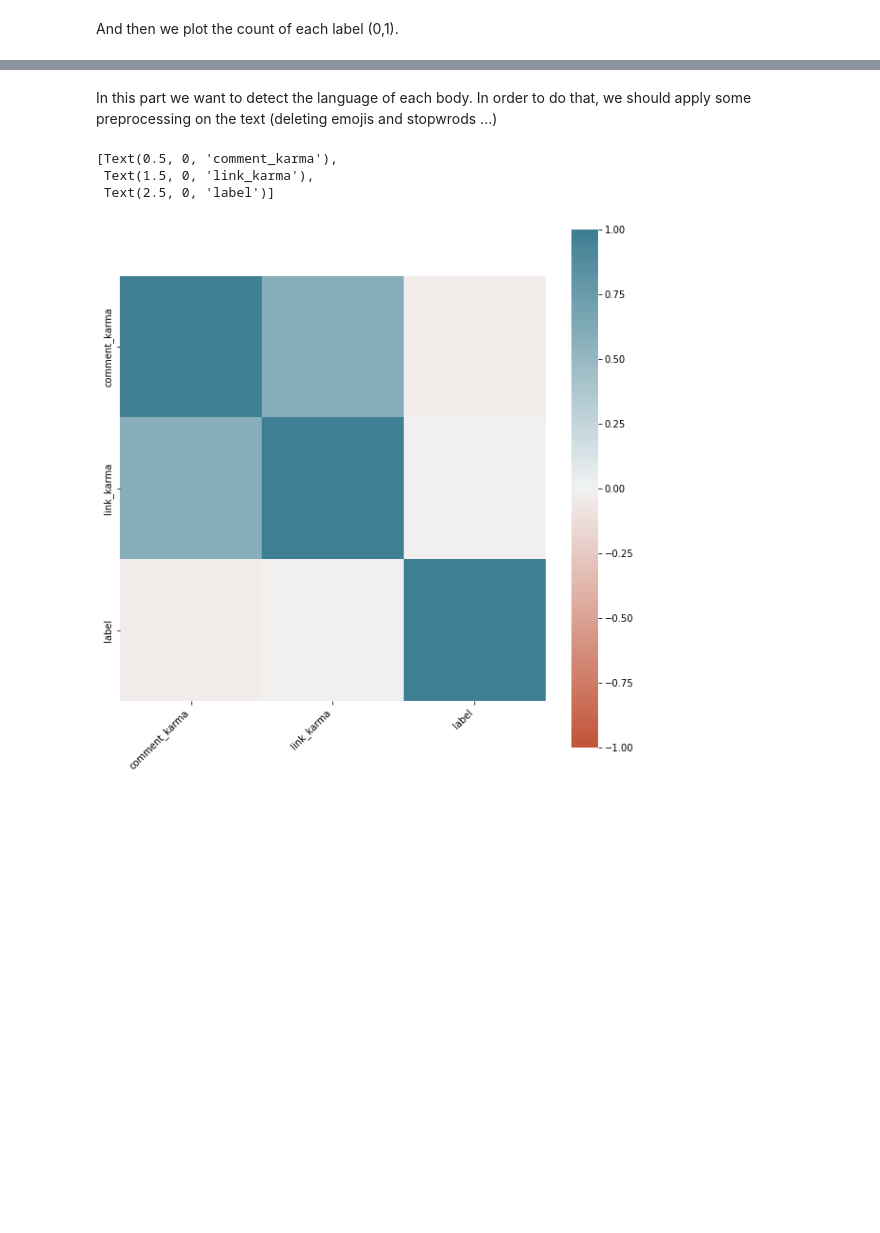
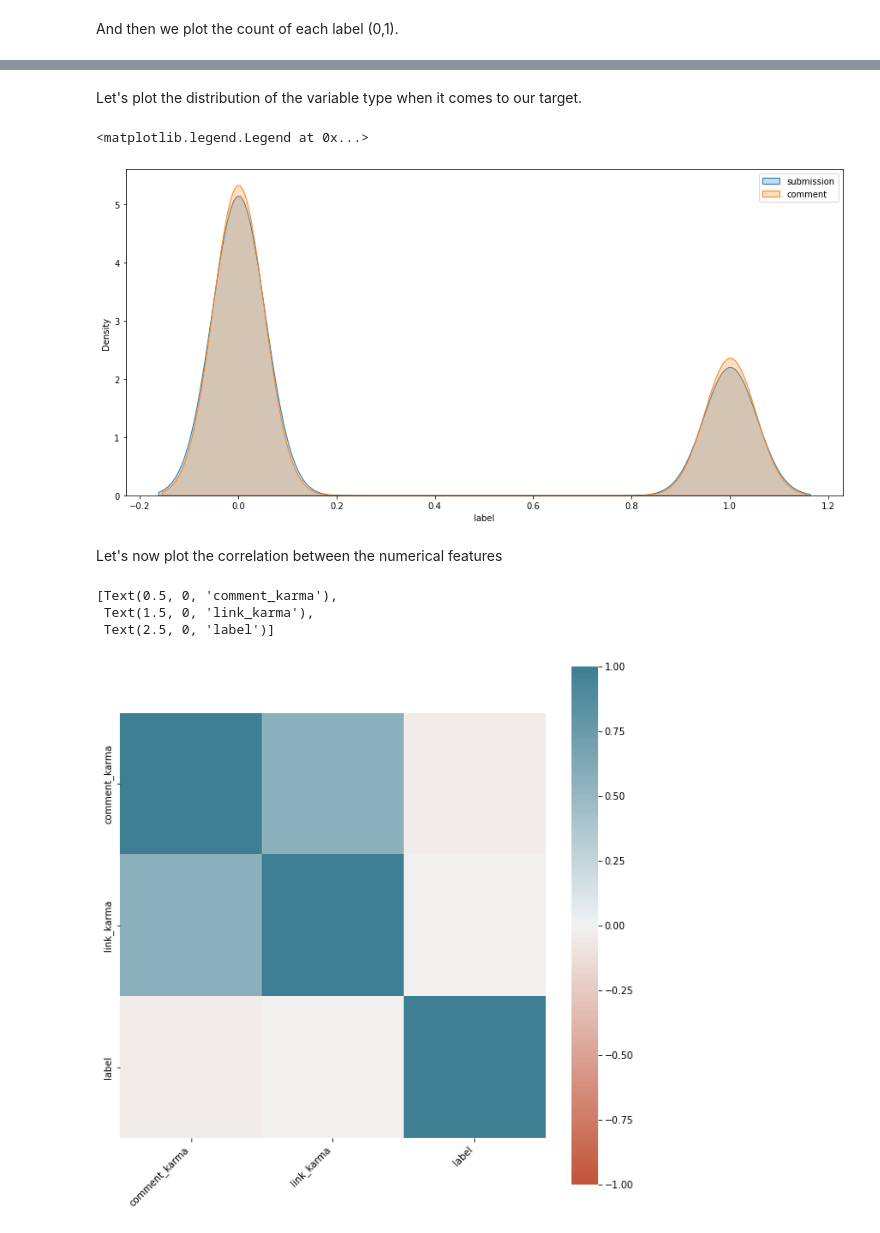
Before and after one commit to RemiHurstel/scam-prediction-on-Reddit, a Jupyter notebook: visualization.ipynb, the cells around one changed output, grey strips where cells are left out. Drawn from its saved outputs; the diff is of its cells as text; code cells hidden in the pictures; blank space fills up the shorter version.

Commit message:
update visualization

```diff
--- a/visualization.ipynb
+++ b/visualization.ipynb
@@ -156,31 +167,3 @@ data_train.label.value_counts().plot(kind='bar')
 Name: label, dtype: int64
 <AxesSubplot: >
 [figure]
-# %% [markdown]
-In this part we want to detect the language of each body. In order to do that, we should apply some preprocessing on the text (deleting emojis and stopwrods ...)
-# %%
-lemma = WordNetLemmatizer()
-stop_words = stopwords.words('english')
-def remove_emoji(string):
-    emoji_pattern = re.compile("["
-                           u"\U0001F600-\U0001F64F" # emoticons
-                           u"\U0001F300-\U0001F5FF" # symbols & pictographs
-                           u"\U0001F680-\U0001F6FF" # transport & map symbols
-                           u"\U0001F1E0-\U0001F1FF" # flags (iOS)
-                           u"\U00002702-\U000027B0"
-                           u"\U000024C2-\U0001F251"
-                           "]+", flags=re.UNICODE)
-    return emoji_pattern.sub(r'', string)
-def text_prep(x):
-     corp = str(x).lower()
-     corp = re.sub('[^a-zA-Z]+',' ', corp).strip()
-     corp = re.sub('[0-9]+', '', corp)
-     corp=remove_emoji(corp)
-     tokens = word_tokenize(corp)
-     words = [w for w in tokens if len(w) > 2 if not w in stop_words]
-     lemmatize = [lemma.lemmatize(w) for w in words]
-     l=(' ').join(lemmatize)
-     return l
-
-preprocess_tag = [text_prep(i) for i in data_train['body']]
-data_train["preprocess_txt"] = preprocess_tag
@@ -199,3 +170,16 @@ languages
+# %% [markdown]
+Let's plot the distribution of the variable type when it comes to our target.
+# %%
+vals = list(data_train['type'].unique())
+plt.figure(figsize=(15,7))
+for val in vals:
+    sns.kdeplot(data_train[data_train['type']==val]['label'],label=val,shade=True)
+plt.legend()
+# %% [output]
+<matplotlib.legend.Legend at 0x...>
+[figure, added]
+# %% [markdown]
+Let's now plot the correlation between the numerical features
 # %%
 corr = data_train.corr()
 plt.figure(figsize=(10, 10))
```
Also changed, not shown: parts of 17 cells of this notebook.
